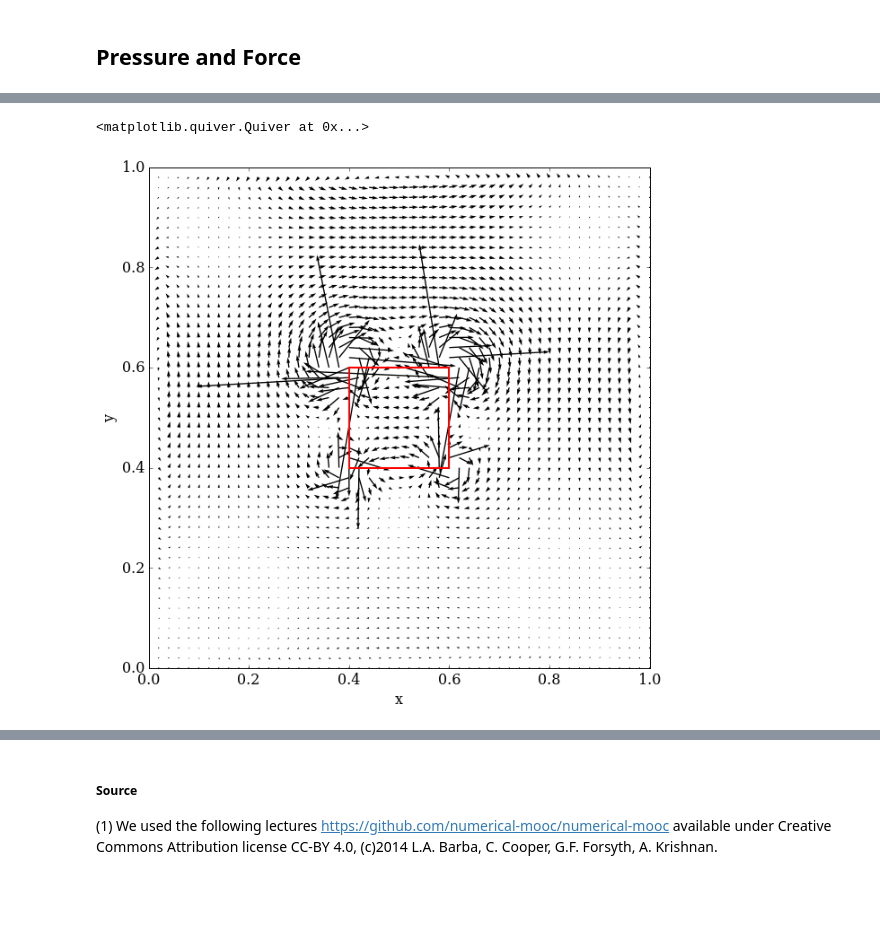
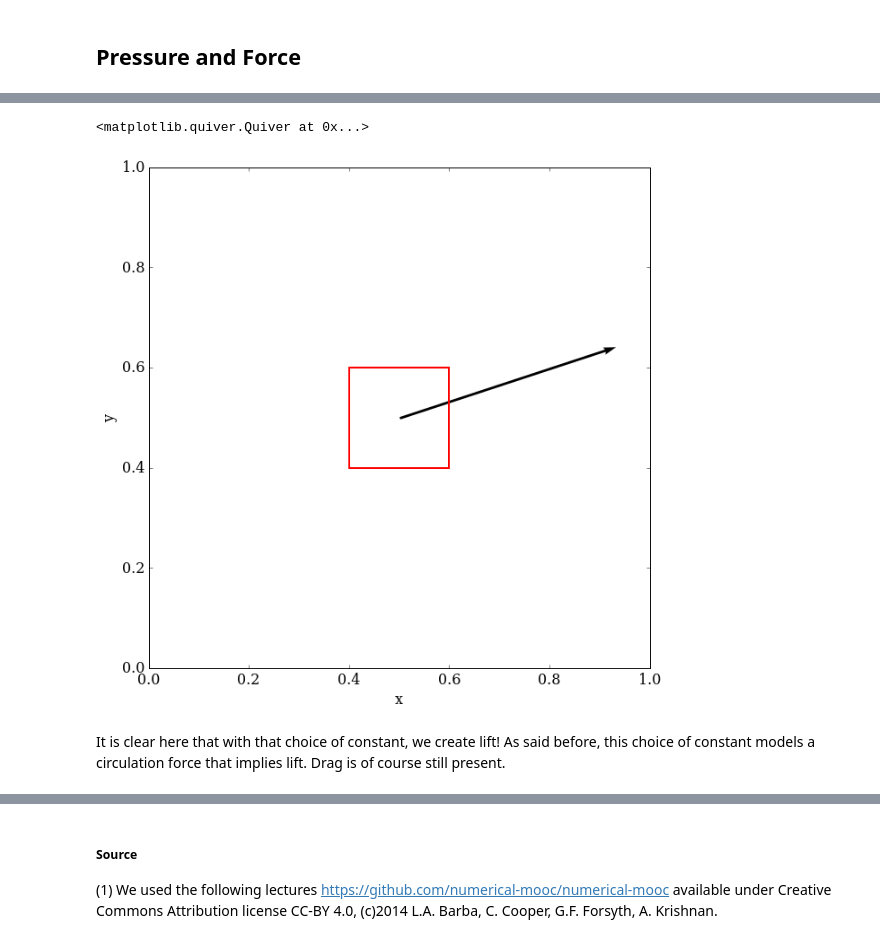
Before and after one commit to irenous/numerical-mooc, a Jupyter notebook: working/stage_ilan/Stage_BA3_Ilan_Renous.ipynb, the cells around one changed output, grey strips where cells are left out. Drawn from its saved outputs; the diff is of its cells as text; code cells hidden in the pictures; blank space fills up the shorter version.

```diff
--- a/working/stage_ilan/Stage_BA3_Ilan_Renous.ipynb
+++ b/working/stage_ilan/Stage_BA3_Ilan_Renous.ipynb
@@ -876,6 +917,6 @@ Where Fx and Fy are the x and y component of the force respectively and ux and u
 # %%
-def Force (ux,uy,nx,ny,dx,dy):
-    '''compute the force from the speed
+def lap(ux,uy,nx,ny,dx,dy):
+    '''compute the laplacian of the speed
     Parameters:
     ----------
     ux : 2D array of floats
@@ -892,13 +933,22 @@ def Force (ux,uy,nx,ny,dx,dy):
         Mesh spacing in y direction
     Returns:
     -------
-    Fx: 2D array of float
-        force in the x direction
-    Fy:2D array of float
-        force in the y direction
+    lapx: 2D array of float
+        x component of the vectorial laplacian
+    lapy:2D array of float
+        y component of the vectorial laplacian
     '''
-    Fx=numpy.zeros((nx,ny))
-    Fy=numpy.zeros((nx,ny))
-    Fx[1:-1,1:-1]=-(1/(dx**2))*(ux[1:-1,2:]-2*ux[1:-1,1:-1]+ux[1:-1,:-2])-(1/(dy**2))*(ux[2:,1:-1]-2*ux[1:-1,1:-1]+ux[:-2,1:-1])
-    Fy[1:-1,1:-1]=-(1/(dx**2))*(uy[1:-1,2:]-2*uy[1:-1,1:-1]+uy[1:-1,:-2])-(1/(dy**2))*(uy[2:,1:-1]-2*uy[1:-1,1:-1]+uy[:-2,1:-1])
-    return Fx,Fy
+
+    lapx=numpy.zeros((nx,ny))
+    lapy=numpy.zeros((nx,ny))
+
+    lapx[1:-1,1:-1]=1/(dx**2)*(ux[1:-1,2:]-2*ux[1:-1,1:-1]+ux[1:-1,:-2])\
+    +(1/(dy**2))*(ux[2:,1:-1]-2*ux[1:-1,1:-1]+ux[:-2,1:-1])
+
+    lapy[1:-1,1:-1]=(1/(dx**2))*(uy[1:-1,2:]-2*uy[1:-1,1:-1]+uy[1:-1,:-2])\
+    +(1/(dy**2))*(uy[2:,1:-1]-2*uy[1:-1,1:-1]+uy[:-2,1:-1])
+
+    return lapx,lapy
+
+lapx3,lapy3=lap(ux3,vy3,nx,ny,dx,dy)
+lapx2,lapy2= lap(ux2,vy2,nx,ny,dx,dy)
@@ -933,16 +1223,19 @@ print(contF3)
 # %%
-Fx2,Fy2 = Force (ux2,vy2,nx,ny,dx,dy)
+P2=laplace2d(P,lapx2,lapy2, l1_target,nx,ny,dx,dy)
+Fx2,Fy2 = Force(ux3,vy3,P2,nx,ny,dx,dy)
 size=10
 pyplot.figure(figsize=(size, (y[-1]-y[0])/(x[-1]-x[0])*size))
 pyplot.xlabel('x', fontsize=16)
 pyplot.ylabel('y', fontsize=16)
 pyplot.xlim(x[0],x[-1])
 pyplot.ylim(y[0], y[-1])
 pyplot.plot(j,m, color='r', linestyle='-', linewidth=2)
 pyplot.plot(j,n, color='r', linestyle='-', linewidth=2)
 pyplot.plot(k,p, color='r', linestyle='-', linewidth=2)
 pyplot.plot(l,p, color='r', linestyle='-', linewidth=2)
-pyplot.quiver(x,y,Fx2,Fy2)
+pyplot.quiver(x[xi],y[yi],Fx2,Fy2,scale=30,width=0.005)
 # %% [output]
 <matplotlib.quiver.Quiver at 0x...>
-[figure, old version]
+[figure, new version]
+# %% [markdown]
+It is clear here that with that choice of constant, we create lift! As said before, this choice of constant models a circulation force that implies lift. Drag is of course still present.
```
Also changed, not shown: parts of 41 cells of this notebook, 3 other files.
